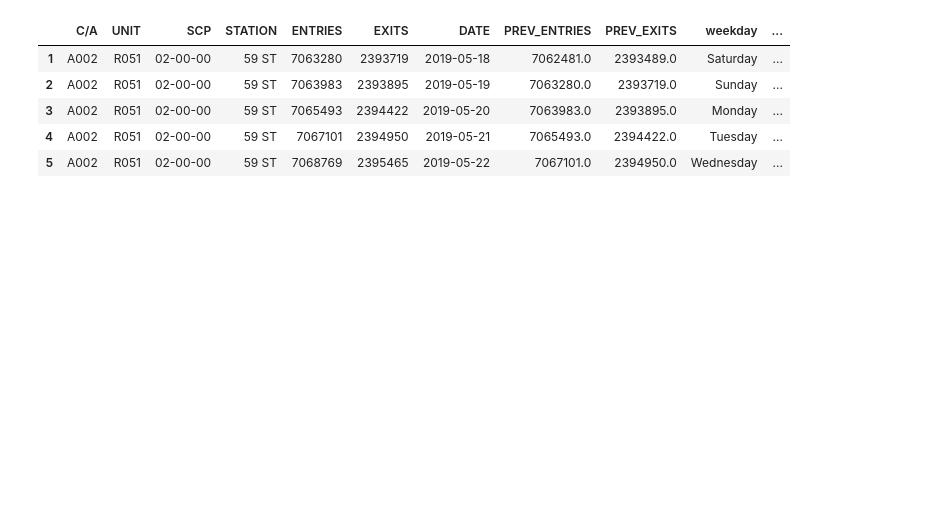
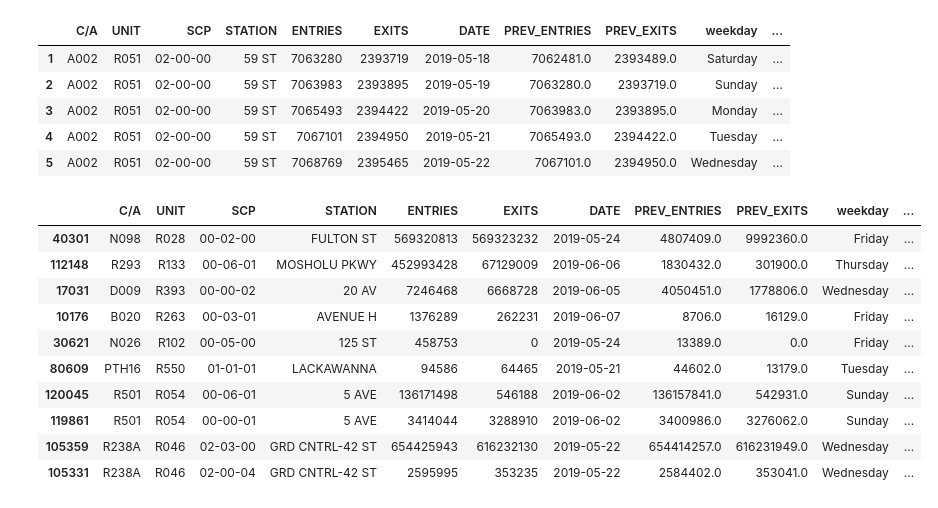
Before and after one commit to peterilhardt/MTA_turnstiles, a Jupyter notebook: data_cleaning.ipynb, the cells around one changed output. Saved outputs shown, nothing was run; the diff lists cells and outputs as text; code cells hidden in the pictures; blank space fills up the shorter version.

Commit message:
added code to check and remove outliers in daily_entries and daily_exits

```diff
--- a/data_cleaning.ipynb
+++ b/data_cleaning.ipynb
@@ -188,3 +183,19 @@ mta_by_date.head()
 | 3 | A002 | R051 | 02-00-00 | 59 ST | 7065493 | 2394422 | 2019-05-20 | 7063983.0 | 2393895.0 | Monday | ... |
 | 4 | A002 | R051 | 02-00-00 | 59 ST | 7067101 | 2394950 | 2019-05-21 | 7065493.0 | 2394422.0 | Tuesday | ... |
 | 5 | A002 | R051 | 02-00-00 | 59 ST | 7068769 | 2395465 | 2019-05-22 | 7067101.0 | 2394950.0 | Wednesday | ... |
+# %%
+#Check for outliers in daily_entries
+outliers = mta_by_date[mta_by_date.daily_entries > 2000].sort_values('daily_entries', ascending=False)
+outliers.head(10)
+# %% [output]
+|  | C/A | UNIT | SCP | STATION | ENTRIES | EXITS | DATE | PREV_ENTRIES | PREV_EXITS | weekday | ... |
+| 40301 | N098 | R028 | 00-02-00 | FULTON ST | 569320813 | 569323232 | 2019-05-24 | 4807409.0 | 9992360.0 | Friday | ... |
+| 112148 | R293 | R133 | 00-06-01 | MOSHOLU PKWY | 452993428 | 67129009 | 2019-06-06 | 1830432.0 | 301900.0 | Thursday | ... |
+| 17031 | D009 | R393 | 00-00-02 | 20 AV | 7246468 | 6668728 | 2019-06-05 | 4050451.0 | 1778806.0 | Wednesday | ... |
+| 10176 | B020 | R263 | 00-03-01 | AVENUE H | 1376289 | 262231 | 2019-06-07 | 8706.0 | 16129.0 | Friday | ... |
+| 30621 | N026 | R102 | 00-05-00 | 125 ST | 458753 | 0 | 2019-05-24 | 13389.0 | 0.0 | Friday | ... |
+| 80609 | PTH16 | R550 | 01-01-01 | LACKAWANNA | 94586 | 64465 | 2019-05-21 | 44602.0 | 13179.0 | Tuesday | ... |
+| 120045 | R501 | R054 | 00-06-01 | 5 AVE | 136171498 | 546188 | 2019-06-02 | 136157841.0 | 542931.0 | Sunday | ... |
+| 119861 | R501 | R054 | 00-00-01 | 5 AVE | 3414044 | 3288910 | 2019-06-02 | 3400986.0 | 3276062.0 | Sunday | ... |
+| 105359 | R238A | R046 | 02-03-00 | GRD CNTRL-42 ST | 654425943 | 616232130 | 2019-05-22 | 654414257.0 | 616231949.0 | Wednesday | ... |
+| 105331 | R238A | R046 | 02-00-04 | GRD CNTRL-42 ST | 2595995 | 353235 | 2019-05-22 | 2584402.0 | 353041.0 | Wednesday | ... |
```
Also changed, not shown: parts of 2 cells of this notebook.
